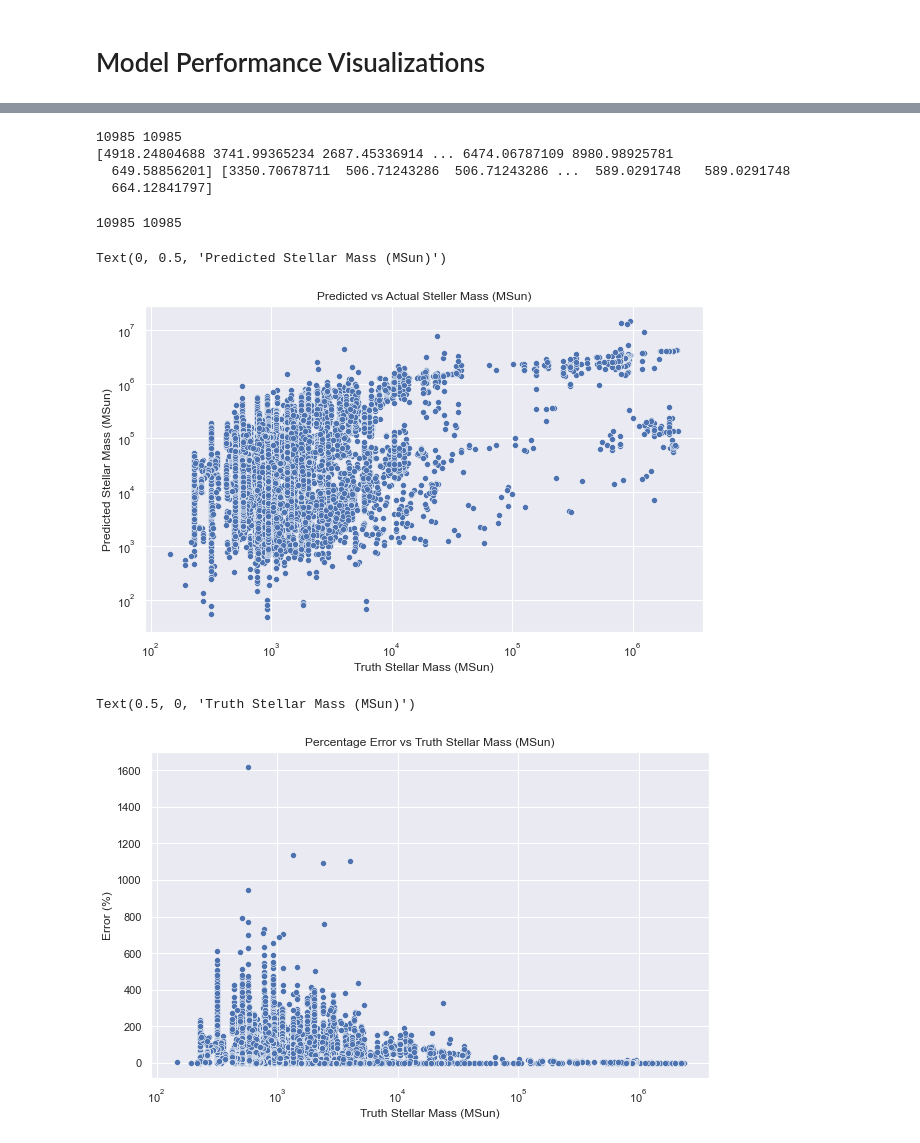
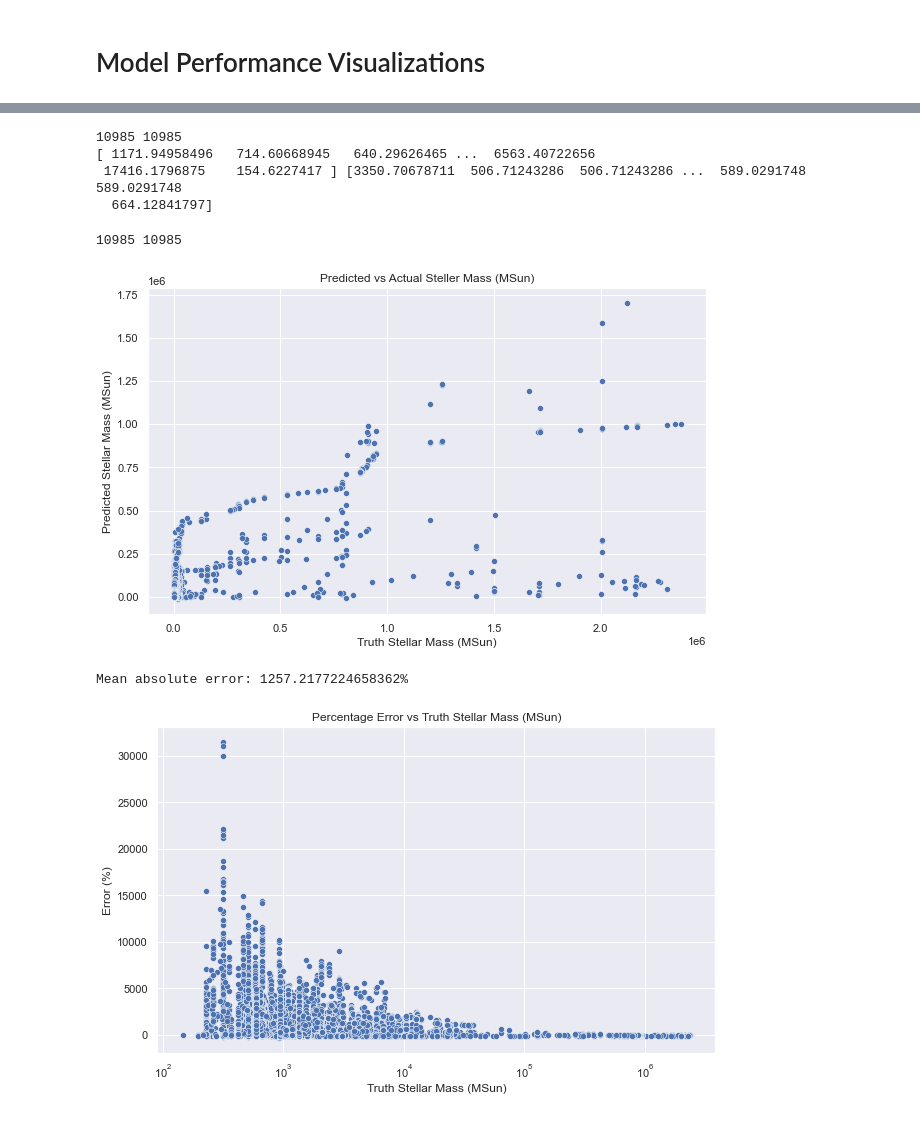
Before and after one commit to vhorvath2010/baryonic-from-dmmt, a Jupyter notebook: visualize_training.ipynb, the cells around one changed output, grey strips where cells are left out. Cells and saved outputs as stored; diff of their text form; code cells hidden in the pictures.

Commit message:
add vis and clean up models

```diff
--- a/visualize_training.ipynb
+++ b/visualize_training.ipynb
@@ -26,5 +25,5 @@ Text(0, 0.5, 'Loss (Average MSE)')
 from model import GCN
 
 model = GCN()
-model.state_dict = torch.load('models/model_30-01-2024-14-35-40.pt')
-model.eval()
+model.load_state_dict(torch.load("models/2_25_24_model.pt"))
+model = model.eval()
@@ -42,10 +30,9 @@ GCN(
 # %%
-data = torch.load("datasets/SG256_From_Enzo_Cleaned_SM_Only_Test.pt")
+data = torch.load("datasets/SG256_From_Enzo_Cleaned_SM_Only_Train.pt")
 
 y_truth = np.array([])
 y_pred = np.array([])
 for graph in data:
-    # Feature Selection (should do this better...)
     graph.x = torch.tensor([[data[0], data[1]] for data in graph.x])
 
     for item in graph.y:
@@ -59,28 +46,27 @@ print(len(y_pred), len(y_truth))
 print(y_pred, y_truth)
 # %% [output]
 10985 10985
-[4918.24804688 3741.99365234 2687.45336914 ... 6474.06787109 8980.98925781
-  649.58856201] [3350.70678711  506.71243286  506.71243286 ...  589.0291748   589.0291748
+[ 1171.94958496   714.60668945   640.29626465 ...  6563.40722656
+ 17416.1796875    154.6227417 ] [3350.70678711  506.71243286  506.71243286 ...  589.0291748   589.0291748
   664.12841797]
 # %%
 ax = sns.scatterplot(x=y_truth, y=y_pred)
 print(len(y_truth), len(y_pred))
 ax.set_title('Predicted vs Actual Steller Mass (MSun)')
-ax.set_xscale('log')
 ax.set_xlabel('Truth Stellar Mass (MSun)')
-ax.set_yscale('log')
 ax.set_ylabel('Predicted Stellar Mass (MSun)')
+ax.autoscale(True)
 # %% [output]
 10985 10985
-Text(0, 0.5, 'Predicted Stellar Mass (MSun)')
-[figure, old version]
+[figure, new version]
 # %%
-error = (y_pred - y_truth) / y_truth
+error = ((y_pred - y_truth) / y_truth) * 100
 ax = sns.scatterplot(x=y_truth, y=error)
 ax.set_xscale('log')
 ax.set_title('Percentage Error vs Truth Stellar Mass (MSun)')
 ax.set_ylabel('Error (%)')
 ax.set_xlabel('Truth Stellar Mass (MSun)')
+print(f'Mean absolute error: {np.mean(np.abs(error))}%')
 # %% [output]
-Text(0.5, 0, 'Truth Stellar Mass (MSun)')
+Mean absolute error: 1257.2177224658362%
-[figure, old version]
+[figure, new version]
```
Also changed, not shown: parts of 3 cells of this notebook, 17 other files.
